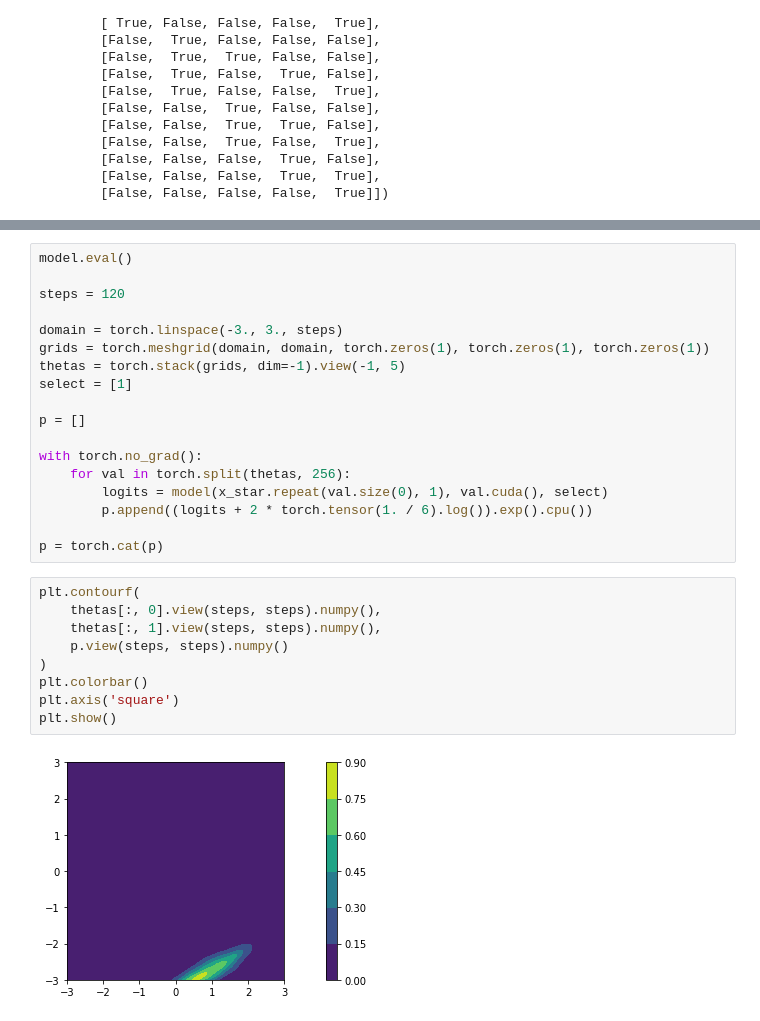
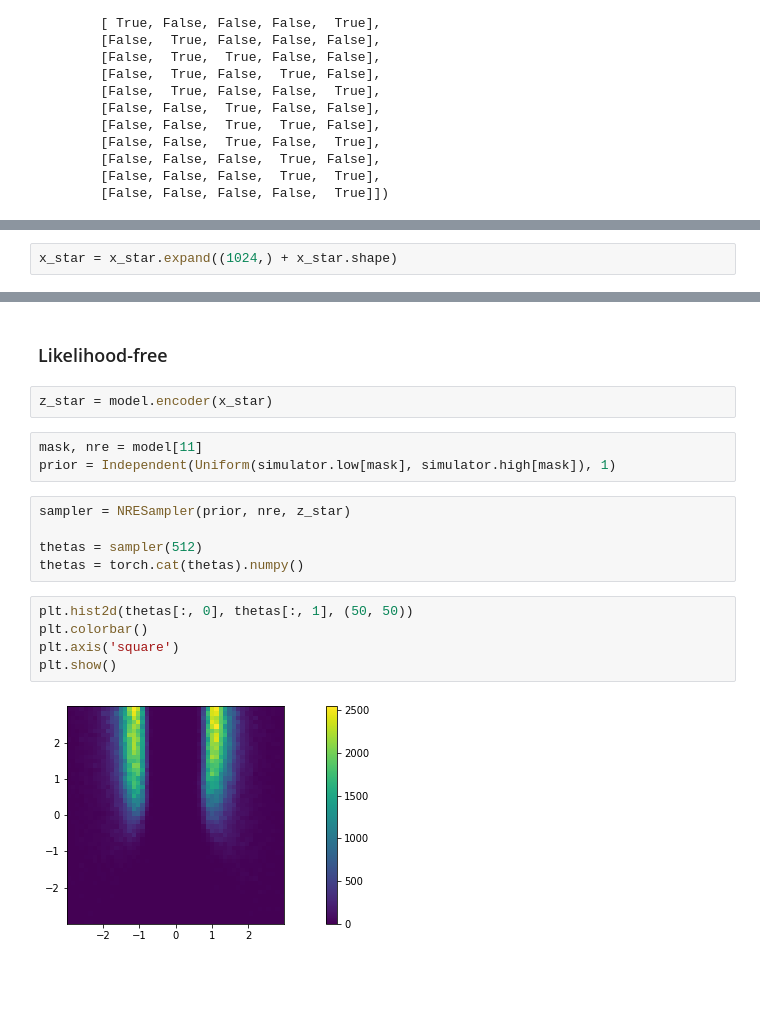
Before and after one commit to francois-rozet/amnre, a Jupyter notebook: python/experiment.ipynb, the cells around one changed output, grey strips where cells are left out. Cells and saved outputs as stored; diff of their text form; blank space fills up the shorter version.

```diff
--- a/python/experiment.ipynb
+++ b/python/experiment.ipynb
@@ -113,0 +158,2 @@ tensor([ 0.0696, -3.5250,  0.8090, -2.5929,  0.7216, -2.6038,  2.2792, -2.4092],
+# %%
+x_star = x_star.expand((1024,) + x_star.shape)
@@ -114,29 +174,19 @@ tensor([ 0.0696, -3.5250,  0.8090, -2.5929,  0.7216, -2.6038,  2.2792, -2.4092],
+# %% [markdown]
+### Likelihood-free
+# %%
+z_star = model.encoder(x_star)
+# %%
+mask, nre = model[11]
+prior = Independent(Uniform(simulator.low[mask], simulator.high[mask]), 1)
 # %%
-model.eval()
+sampler = NRESampler(prior, nre, z_star)
 
-steps = 120
-
-domain = torch.linspace(-3., 3., steps)
-grids = torch.meshgrid(domain, domain, torch.zeros(1), torch.zeros(1), torch.zeros(1))
-thetas = torch.stack(grids, dim=-1).view(-1, 5)
-select = [1]
-
-p = []
-
-with torch.no_grad():
-    for val in torch.split(thetas, 256):
-        logits = model(x_star.repeat(val.size(0), 1), val.cuda(), select)
-        p.append((logits + 2 * torch.tensor(1. / 6).log()).exp().cpu())
-
-p = torch.cat(p)
+thetas = sampler(512)
+thetas = torch.cat(thetas).numpy()
 # %%
-plt.contourf(
-    thetas[:, 0].view(steps, steps).numpy(),
-    thetas[:, 1].view(steps, steps).numpy(),
-    p.view(steps, steps).numpy()
-)
+plt.hist2d(thetas[:, 0], thetas[:, 1], (50, 50))
 plt.colorbar()
 plt.axis('square')
 plt.show()
 # %% [output]
-[figure, old version]
+[figure, new version]
```
Also changed, not shown: parts of 20 cells of this notebook.
